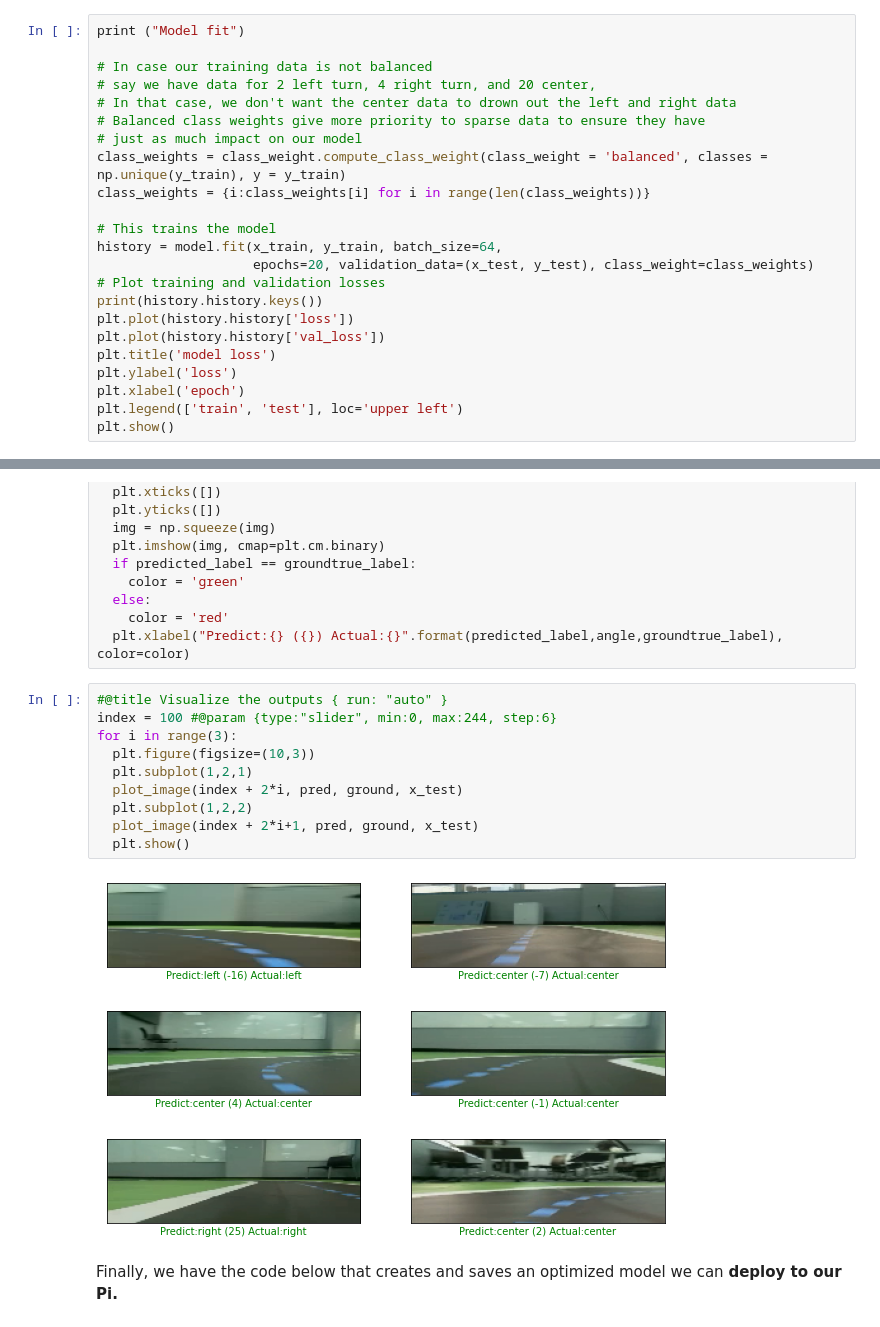
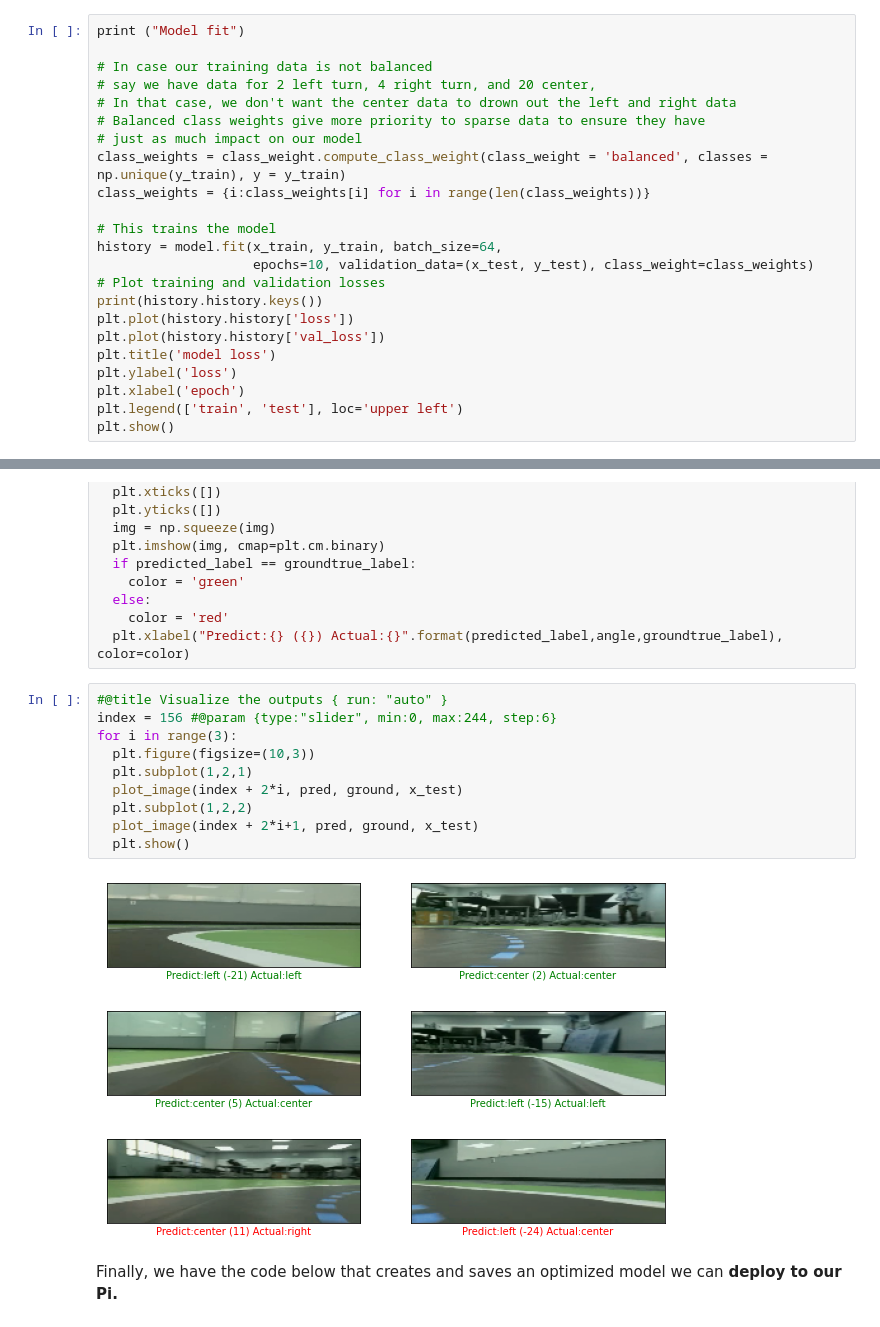
Before and after one commit to zarrar1607/DeepPicar-v3, a Jupyter notebook: RunAll.ipynb, the cells around one changed output, grey strips where cells are left out. Cells and saved outputs as stored; diff of their text form.

Commit message:
Reduce epochs to 10

```diff
--- a/RunAll.ipynb
+++ b/RunAll.ipynb
@@ -303,7 +305,7 @@ class_weights = {i:class_weights[i] for i in range(len(class_weights))}
 
 # This trains the model
 history = model.fit(x_train, y_train, batch_size=64,
-                    epochs=20, validation_data=(x_test, y_test), class_weight=class_weights)
+                    epochs=10, validation_data=(x_test, y_test), class_weight=class_weights)
 # Plot training and validation losses
 print(history.history.keys())
 plt.plot(history.history['loss'])
@@ -388,18 +390,18 @@ def plot_image(i, prediction_array, groundtrue_array, img_array):
   plt.xlabel("Predict:{} ({}) Actual:{}".format(predicted_label,angle,groundtrue_label), color=color)
 # %%
 #@title Visualize the outputs { run: "auto" }
-index = 100 #@param {type:"slider", min:0, max:244, step:6}
+index = 156 #@param {type:"slider", min:0, max:244, step:6}
 for i in range(3):
   plt.figure(figsize=(10,3))
   plt.subplot(1,2,1)
   plot_image(index + 2*i, pred, ground, x_test)
   plt.subplot(1,2,2)
   plot_image(index + 2*i+1, pred, ground, x_test)
   plt.show()
 # %% [output]
-[figure, old version]
+[figure, new version]
-[figure, old version]
+[figure, new version]
-[figure, old version]
+[figure, new version]
 # %% [markdown]
 Finally, we have the code below that creates and saves an optimized model we can **deploy to our Pi.**
 # %%
```
Also changed, not shown: parts of 6 cells of this notebook.
